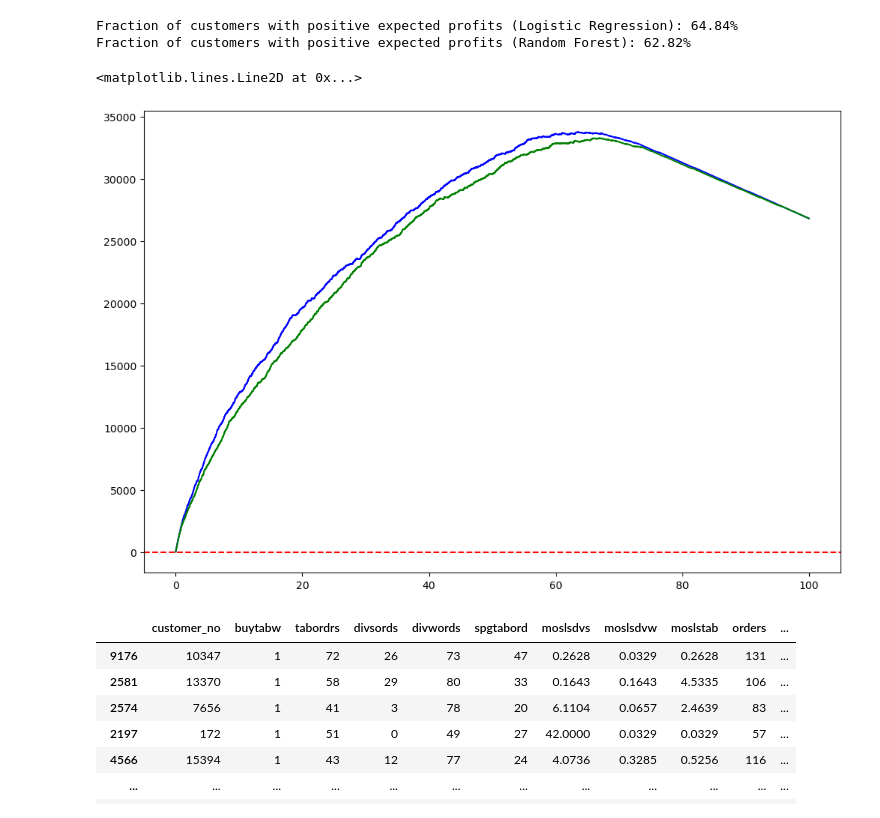
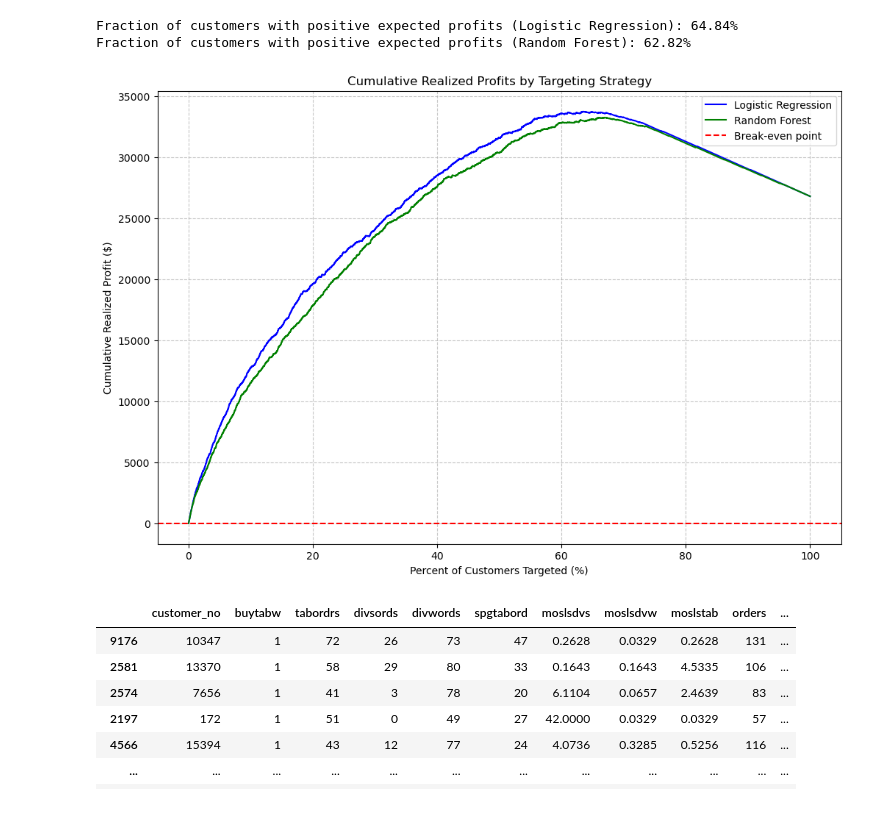
Before and after one commit to celiajxy/Comparation-of-ML-and-Logistics-in-RFM-Marketing-target-strategy, a Jupyter notebook: 2.0 vision.ipynb, the cells around one changed output. Saved outputs shown, nothing was run; the diff lists cells and outputs as text; code cells hidden in the pictures.

Commit message:
add x axis and label

```diff
--- a/2.0 vision.ipynb
+++ b/2.0 vision.ipynb
@@ -310,8 +233,10 @@ Actual: BuyTabW=1                  1423                   351
 # %%
+# Import necessary libraries
 import statsmodels.api as sm
 import pickle
-from sklearn.metrics import confusion_matrix, classification_report
+from sklearn.metrics import confusion_matrix, classification_report, accuracy_score
 import pandas as pd
+import numpy as np
 
 # Define independent variables (exclude 'customer_no' and 'buytabw')
 # Use columns from X_log_train (assuming it has the same columns as X_log_scaled_train)
@@ -373,6 +298,31 @@ else:
         with open('logistic_regression_params_unscaled.pkl', 'wb') as file:
             pickle.dump(params, file)
 
+        # Step: Calculate training accuracy using the second model
+        # Predict probabilities on the training data
+        train_pred_prob = results2.predict(X_significant_vars)
+
+        # Convert probabilities to binary predictions using a 0.5 threshold
+        train_pred = (train_pred_prob > 0.5).astype(int)
+
+        # Calculate training accuracy
+        train_accuracy = accuracy_score(y, train_pred)
+
+        # Print the training accuracy
+        print(f"\nTraining Accuracy of Logistic Regression Model (after removing non-significant variables): {train_accuracy:.4f}")
+
+        # Optional: Print confusion matrix and classification report for more details
+        print("\nConfusion Matrix (Training Data):")
+        conf_matrix_train = confusion_matrix(y, train_pred)
+        print(pd.DataFrame(
+            conf_matrix_train,
+            index=['Actual: BuyTabW=0', 'Actual: BuyTabW=1'],
+            columns=['Predicted: BuyTabW=0', 'Predicted: BuyTabW=1']
+        ))
+
+        print("\nClassification Report (Training Data):")
+        print(classification_report(y, train_pred))
+
     except Exception as e:
         print(f"Error in model fitting: {e}")
 # %% [output]
@@ -1396,16 +1431,27 @@ df_sorted_rf = data_valid_copy.sort_values(by='expected_profit_rf', ascending=Fa
 df_sorted_rf['cum_realized_profit'] = df_sorted_rf['realized_profit'].cumsum()
 df_sorted_rf['pct_customers'] = (np.arange(total_customers) + 1) / total_customers * 100
 # %%
-# Step 7: Plot cumulative realized profits with optimal points and save as PNG
+# Step 7: Plot cumulative realized profits with optimal points
 plt.figure(figsize=(12, 8))
 # Logistic Regression
 plt.plot(df_sorted_logistic['pct_customers'], df_sorted_logistic['cum_realized_profit'], color='blue', label='Logistic Regression')
 # Random Forest
 plt.plot(df_sorted_rf['pct_customers'], df_sorted_rf['cum_realized_profit'], color='green', label='Random Forest')
 plt.axhline(y=0, color='red', linestyle='--', label='Break-even point')
+
+# Add title and axis labels
+plt.title('Cumulative Realized Profits by Targeting Strategy')
+plt.xlabel('Percent of Customers Targeted (%)')
+plt.ylabel('Cumulative Realized Profit ($)')
+
+# Add grid and legend
+plt.grid(True, linestyle='--', alpha=0.7)
+plt.legend()
+
+# Display the plot (no saving as PNG)
+plt.show()
 # %% [output]
-<matplotlib.lines.Line2D at 0x...>
-[figure, old version]
+[figure, new version]
 # %%
 # Step 8: Find optimal targeting points for both models
 # Logistic Regression
```
Also changed, not shown: parts of 9 cells of this notebook, 1 other file.
